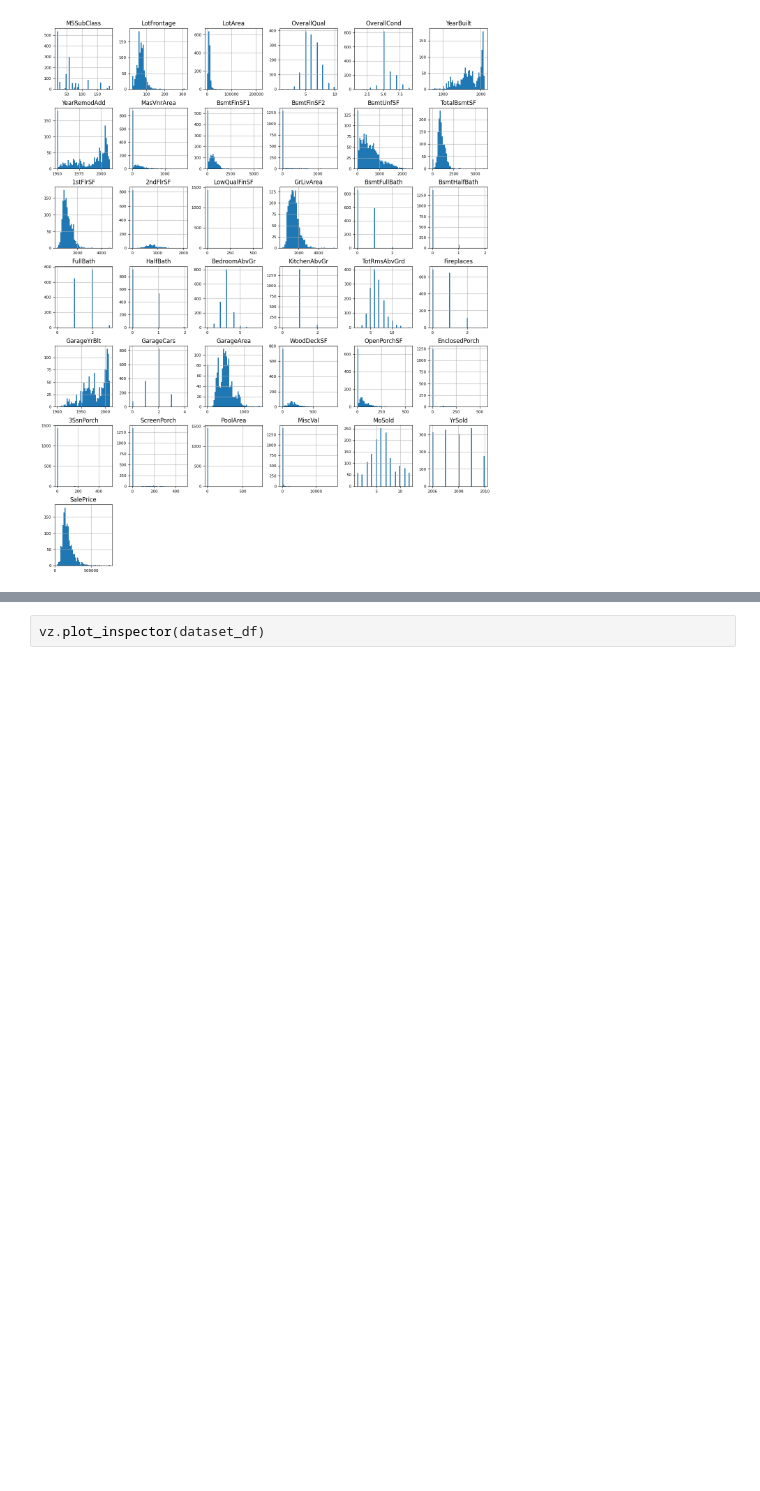
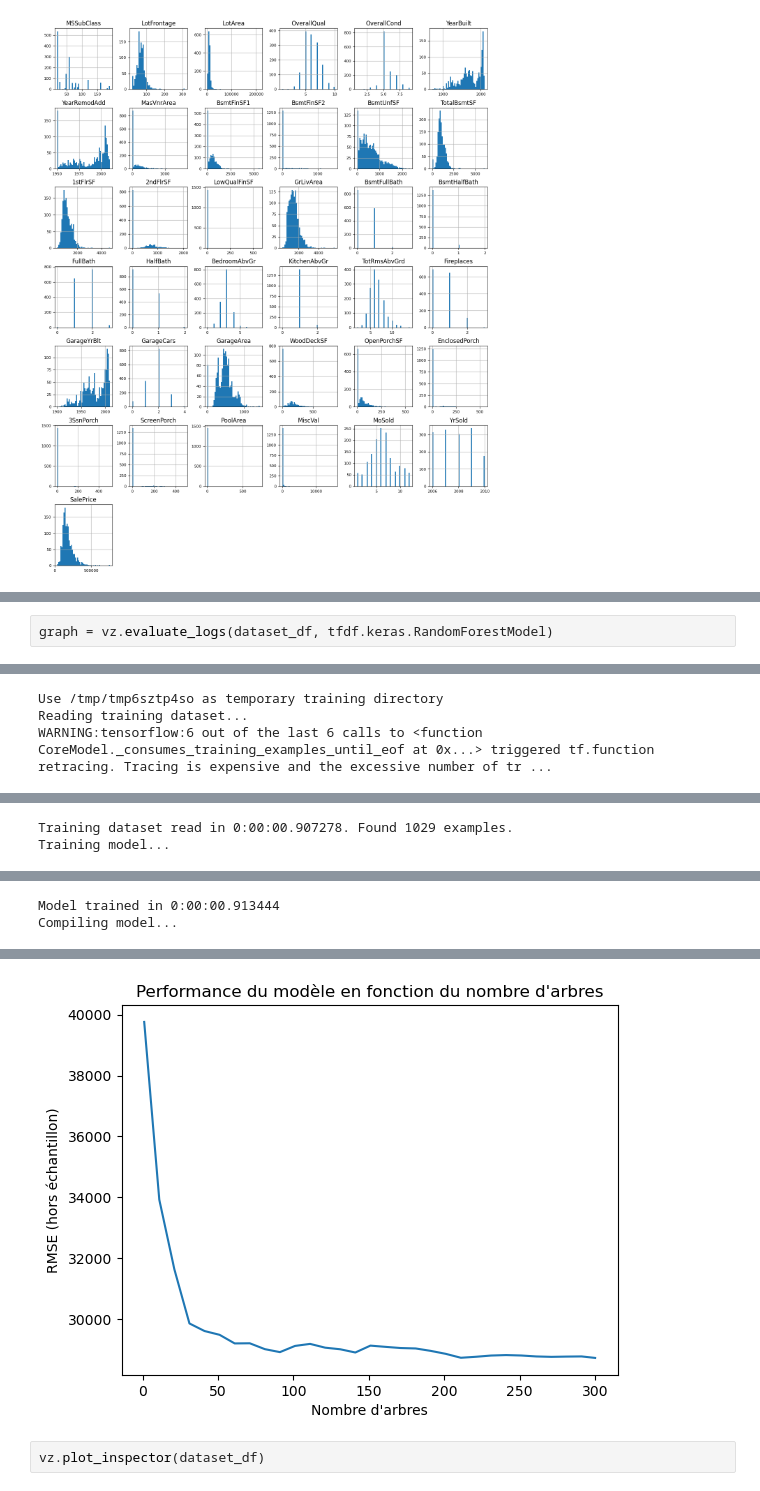
Before and after one commit to fllin1/data_science_project, a Jupyter notebook: notebooks/visualize plots.ipynb, the cells around one changed output, grey strips where cells are left out. Drawn from its saved outputs; the diff is of its cells as text; blank space fills up the shorter version.

```diff
--- a/notebooks/visualize plots.ipynb
+++ b/notebooks/visualize plots.ipynb
@@ -41,0 +27,3 @@ Model compiled.
+# %%
+graph = vz.evaluate_logs(dataset_df, tfdf.keras.RandomForestModel)
+# %% [output]
@@ -41,0 +32,3 @@ Model compiled.
+Use /tmp/tmp6sztp4so as temporary training directory
+Reading training dataset...
+WARNING:tensorflow:6 out of the last 6 calls to <function CoreModel._consumes_training_examples_until_eof at 0x...> triggered tf.function retracing. Tracing is expensive and the excessive number of tr ...
@@ -41,0 +36,2 @@ Model compiled.
+Training dataset read in 0:00:00.907278. Found 1029 examples.
+Training model...
@@ -41,0 +39,2 @@ Model compiled.
+Model trained in 0:00:00.913444
+Compiling model...
@@ -42,3 +48,4 @@ Model compiled.
+[figure, added]
 # %%
 vz.plot_inspector(dataset_df)
 # %% [output]
```
Also changed, not shown: parts of 5 cells of this notebook, 2 other files.
